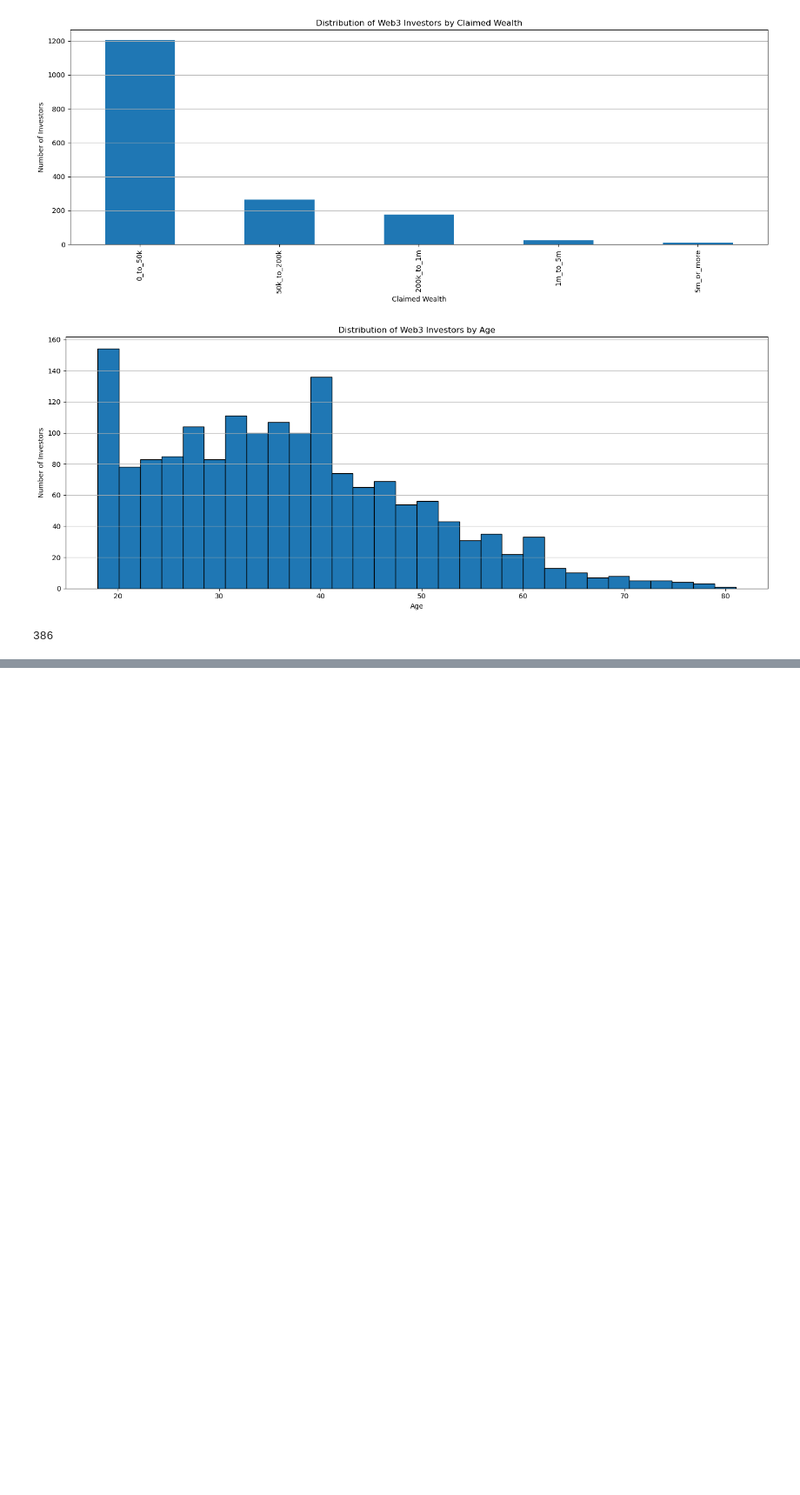
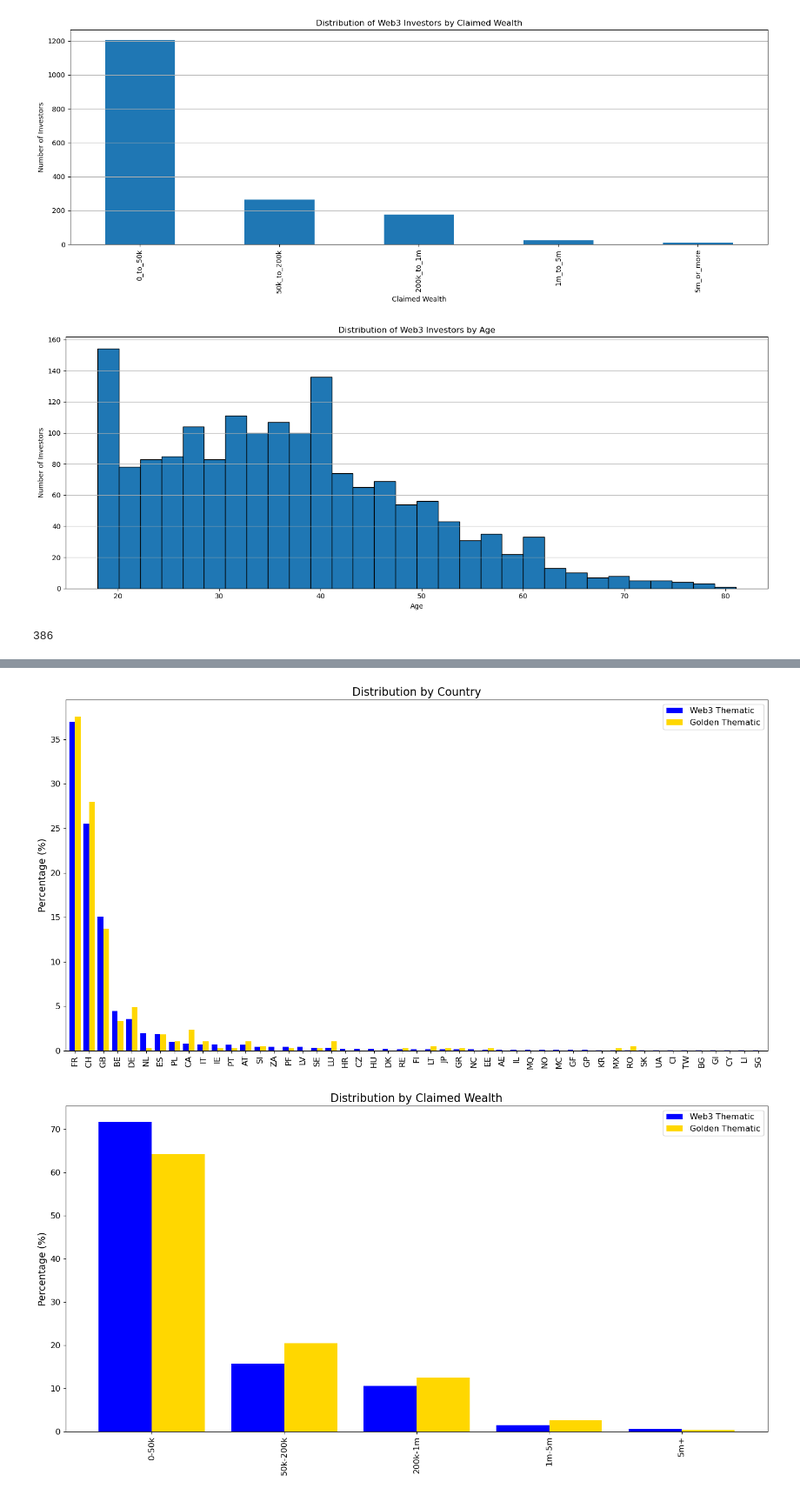
Before and after one commit to gentrexha/swissborg-business-data-analyst-tech-challenge, a Jupyter notebook: notebooks/case_study.ipynb, the cells around one changed output, grey strips where cells are left out. Shown: that part at 87% size. Saved outputs shown, nothing was run; the diff lists cells and outputs as text; code cells hidden in the pictures; blank space fills up the shorter version.

```diff
--- a/notebooks/case_study.ipynb
+++ b/notebooks/case_study.ipynb
@@ -141,14 +144,13 @@ web3_investor_data_first_week = user_list[
 # Compare the cohorts for Web3 and Golden Thematic by country, wealth, and age
 def cohort_analysis(column):
     web3_counts = (
-        web3_investor_data_first_week[column].value_counts(normalize=True) * 100
+        web3_investor_data[column].value_counts(normalize=True) * 100
     )
     golden_counts = golden_investor_data[column].value_counts(normalize=True) * 100
     df = pd.concat([web3_counts, golden_counts], axis=1)
     df.columns = ["Web3 Thematic", "Golden Thematic"]
     df = df.fillna(0)
     return df
-
 
 # By Country
 country_cohort = cohort_analysis("country_code")
@@ -162,8 +164,8 @@ golden_investor_data["age_group"] = pd.cut(
     bins=[0, 25, 35, 45, 60, 100],
     labels=["0-25", "25-35", "35-45", "45-60", "60+"],
 )
-web3_investor_data_first_week["age_group"] = pd.cut(
-    web3_investor_data_first_week["age"],
+web3_investor_data["age_group"] = pd.cut(
+    web3_investor_data["age"],
     bins=[0, 25, 35, 45, 60, 100],
     labels=["0-25", "25-35", "35-45", "45-60", "60+"],
 )
@@ -200,0 +203,26 @@ See the caveats in the documentation: https://pandas.pydata.org/pandas-docs/stab
+# %%
+wealth_labels = ['0-50k', '50k-200k', '200k-1m', '1m-5m', '5m+']
+age_labels = ['0-25', '25-35', '35-45', '45-60', '60+']
+
+def larger_label_plot_cohort(df, title, labels=None):
+    if labels:
+        dff = df.copy()
+        df.index = labels
+    ax = df.plot(kind="bar", figsize=(15, 8), color=["blue", "gold"], width=0.8)
+    plt.title(title, fontsize=16)
+    plt.ylabel("Percentage (%)", fontsize=14)
+    plt.xlabel(df.index.name, fontsize=14)
+    plt.grid(False)  # Remove grid lines
+    plt.legend(fontsize=12)
+    plt.xticks(fontsize=12)
+    plt.yticks(fontsize=12)
+    plt.tight_layout()
+    plt.show()
+
+# Plots with larger labels
+larger_label_plot_cohort(country_cohort, "Distribution by Country")
+larger_label_plot_cohort(wealth_cohort, "Distribution by Claimed Wealth", wealth_labels)
+larger_label_plot_cohort(age_cohort, "Distribution by Age Group", age_labels)
+# %% [output]
+[figure, added]
+[figure, added]
```
Also changed, not shown: parts of 4 cells of this notebook, 1 other file.
